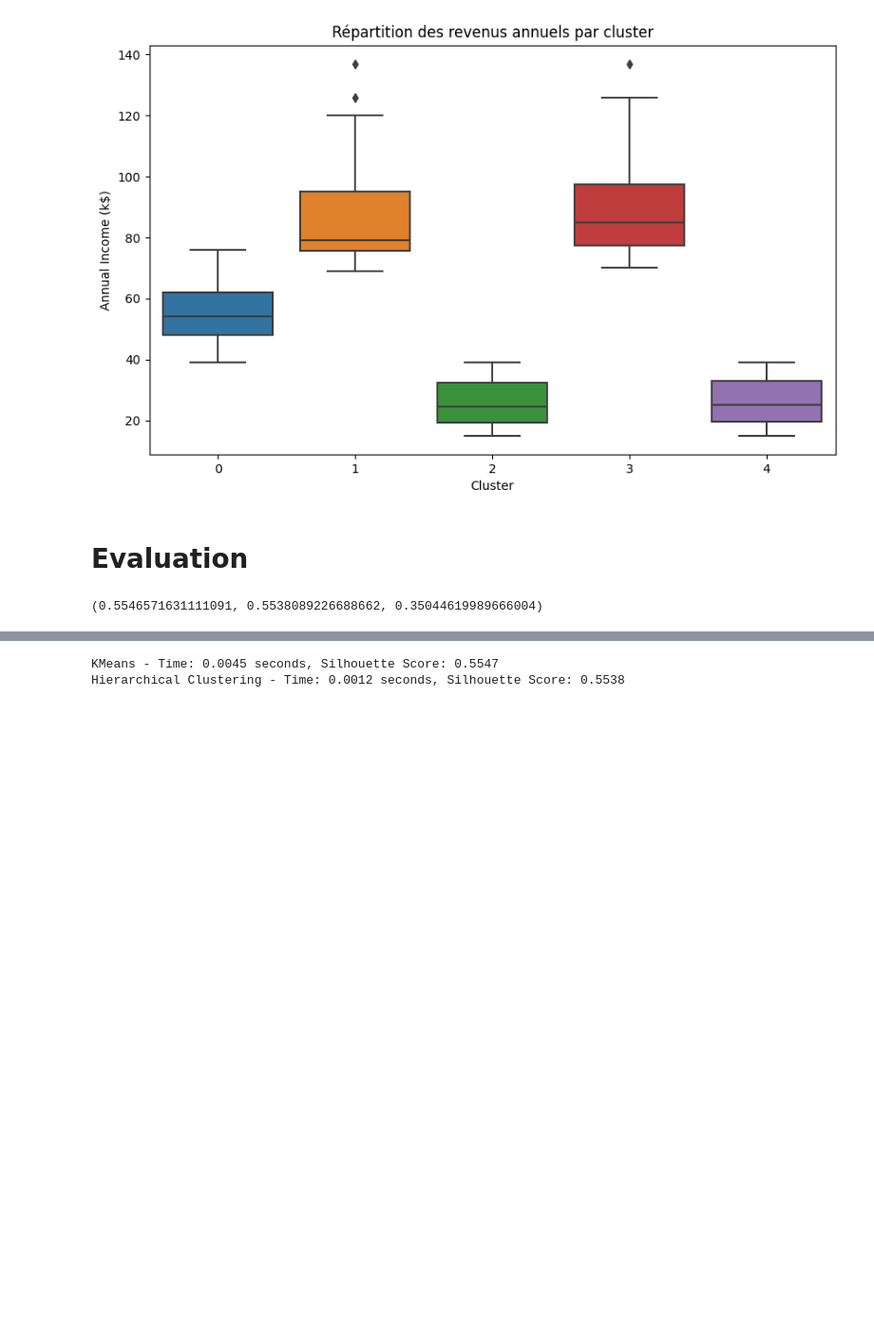
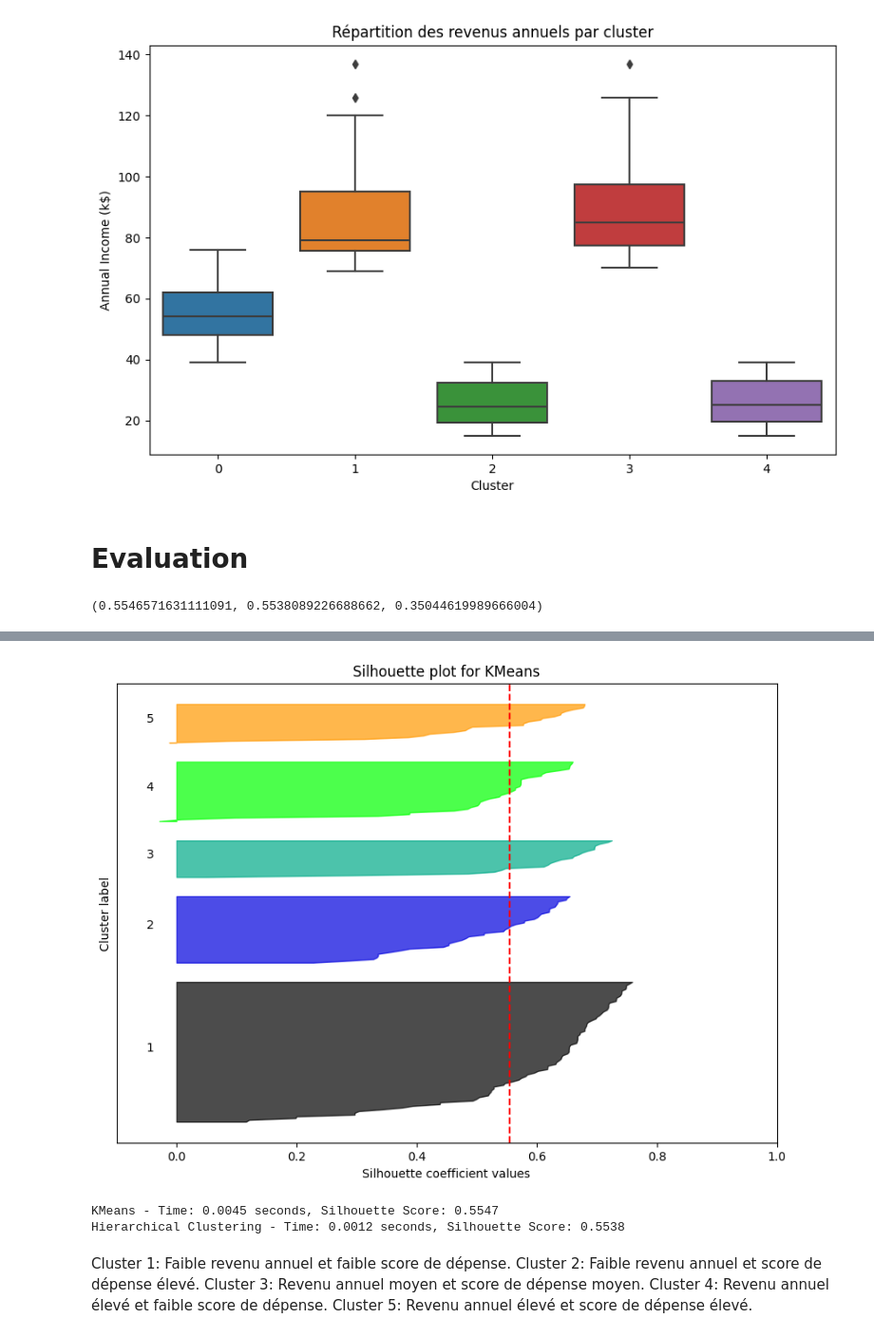
Before and after one commit to Jscallen/Projet_clustering, a Jupyter notebook: Mall_Customers/mall.ipynb, the cells around one changed output, grey strips where cells are left out. Shown at 95% size. Saved outputs shown, nothing was run; the diff lists cells and outputs as text; code cells hidden in the pictures; blank space fills up the shorter version.

```diff
--- a/Mall_Customers/mall.ipynb
+++ b/Mall_Customers/mall.ipynb
@@ -369,3 +403,36 @@ kmeans_silhouette, hierarchical_silhouette, dbscan_silhouette
+# %%
+n_clusters = len(np.unique(mall_customers_df['Cluster']))
+silhouette_avg = silhouette_score(scaled_features, mall_customers_df['Cluster'])
+sample_silhouette_values = silhouette_samples(scaled_features, mall_customers_df['Cluster'])
+
+fig, ax = plt.subplots(figsize=(10, 7))
+
+y_lower = 10
+for i in range(n_clusters):
+    ith_cluster_silhouette_values = sample_silhouette_values[mall_customers_df['Cluster'] == i]
+    ith_cluster_silhouette_values.sort()
+
+    size_cluster_i = ith_cluster_silhouette_values.shape[0]
+    y_upper = y_lower + size_cluster_i
+
+    color = cm.nipy_spectral(float(i) / n_clusters)
+    ax.fill_betweenx(np.arange(y_lower, y_upper), 0, ith_cluster_silhouette_values, facecolor=color, edgecolor=color, alpha=0.7)
+
+    ax.text(-0.05, y_lower + 0.5 * size_cluster_i, str(i + 1))
+
+    y_lower = y_upper + 10
+
+ax.set_title("Silhouette plot for KMeans")
+ax.set_xlabel("Silhouette coefficient values")
+ax.set_ylabel("Cluster label")
+
+ax.axvline(x=silhouette_avg, color="red", linestyle="--")
+ax.set_yticks([])
+ax.set_xlim([-0.1, 1])
+
+plt.show()
+# %% [output]
+[figure, added]
 # %%
 # Mesurer le temps d'exécution et le score de silhouette pour KMeans
 start_time = time.time()
@@ -385,3 +452,9 @@ print(f"Hierarchical Clustering - Time: {agg_time:.4f} seconds, Silhouette Score
 # %% [output]
 KMeans - Time: 0.0045 seconds, Silhouette Score: 0.5547
 Hierarchical Clustering - Time: 0.0012 seconds, Silhouette Score: 0.5538
+# %% [markdown]
+Cluster 1: Faible revenu annuel et faible score de dépense.
+Cluster 2: Faible revenu annuel et score de dépense élevé.
+Cluster 3: Revenu annuel moyen et score de dépense moyen.
+Cluster 4: Revenu annuel élevé et faible score de dépense.
+Cluster 5: Revenu annuel élevé et score de dépense élevé.
```
Also changed, not shown: parts of 3 cells of this notebook, 1 other file.
